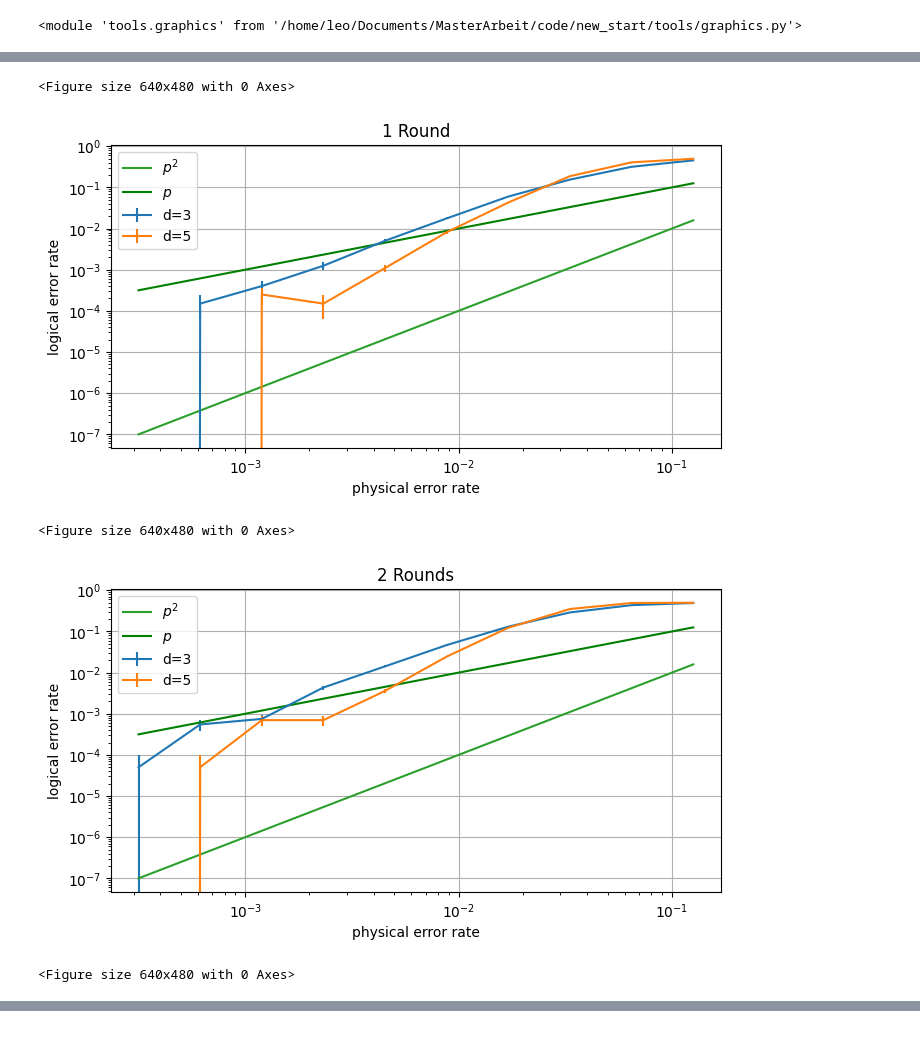
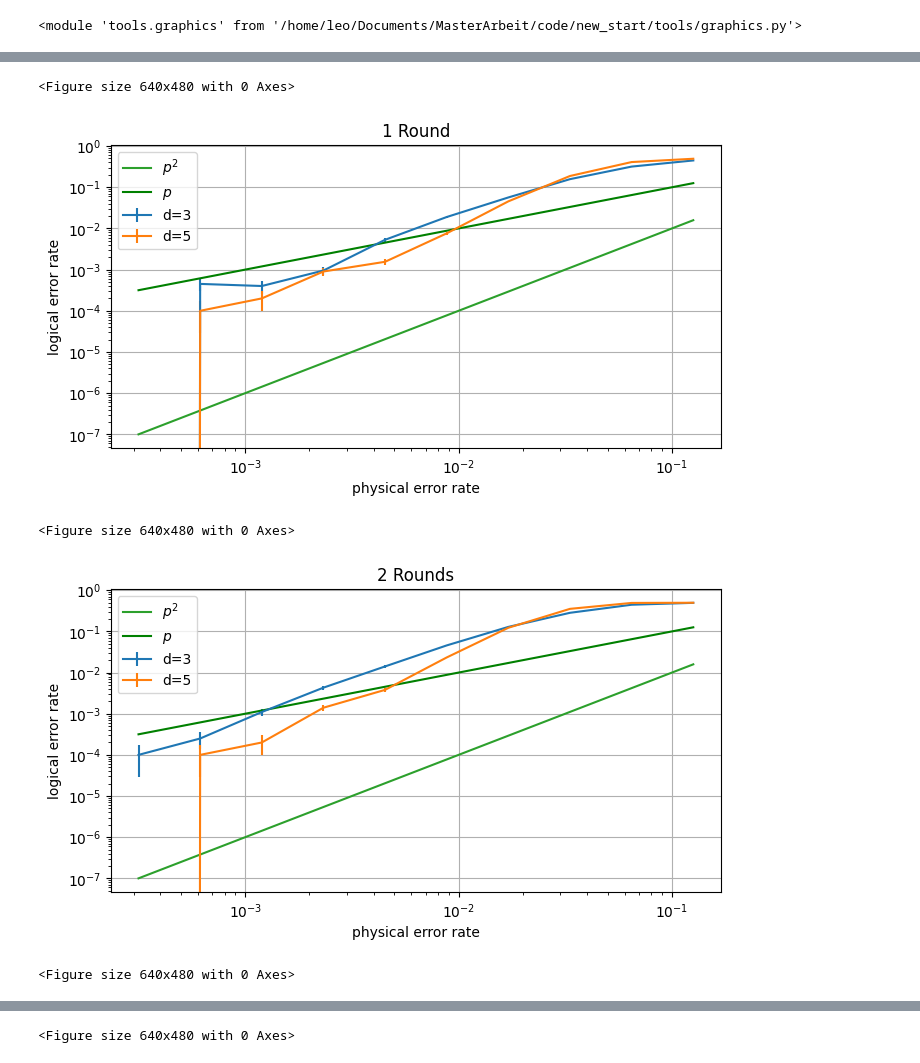
Before and after one commit to leonardlux/MasterArbeit, a Jupyter notebook: code/new_start/results_mulit_round.ipynb, the cells around one changed output, grey strips where cells are left out. Saved outputs shown, nothing was run; the diff lists cells and outputs as text; code cells hidden in the pictures.

Commit message:
small updates and plotting

```diff
--- a/code/new_start/results_mulit_round.ipynb
+++ b/code/new_start/results_mulit_round.ipynb
@@ -15,7 +15,7 @@ reload(graphic)
 distances = [3,5]
 noise_set = np.logspace(-3.5,-0.9, num=10)
 num_shots = 20_000
-count_logical_func = count_logical_errors_using_ML2
+count_logical_func = count_logical_errors_using_ML_rounds
 # %%
 rounds = 1
 
@@ -61,3 +61,18 @@ log_error_rates_r3, y_errs_r3 = generate_log_error_rates(
     noise_set= noise_set,
     num_shots= num_shots,
 )
+# %%
+rounds = 4
+
+steane_circuits = [generate_steane_circuit(d, rounds=rounds) for d in distances]
+
+
+log_error_rates_r4, y_errs_r4 = generate_log_error_rates(
+    steane_circuits,
+    construct_circuit_noise_model,
+    count_log_error_fct=count_logical_func,
+    distances= distances ,
+    rounds=rounds,
+    noise_set= noise_set,
+    num_shots= num_shots,
+)
@@ -64,31 +91,39 @@ log_error_rates_r3, y_errs_r3 = generate_log_error_rates(
 # %%
 graphic.plot_diff_noise_level(
     log_error_rates=log_error_rates_r1,
     y_errs=y_errs_r1,
     distances=distances,
     noise_set=noise_set,
     reference_lines=True,
     title="1 Round",
 )
 graphic.plot_diff_noise_level(
     log_error_rates=log_error_rates_r2,
     y_errs=y_errs_r2,
     distances=distances,
     noise_set=noise_set,
     reference_lines=True,
     title="2 Rounds",
 )
 graphic.plot_diff_noise_level(
     log_error_rates=log_error_rates_r3,
     y_errs=y_errs_r3,
     distances=distances,
     noise_set=noise_set,
     reference_lines=True,
     title="3 Rounds",
 )
+graphic.plot_diff_noise_level(
+    log_error_rates=log_error_rates_r4,
+    y_errs=y_errs_r4,
+    distances=distances,
+    noise_set=noise_set,
+    reference_lines=True,
+    title="3 Rounds",
+)
 # %% [output]
 <Figure size 640x480 with 0 Axes>
-[figure, old version]
+[figure, new version]
 <Figure size 640x480 with 0 Axes>
-[figure, old version]
+[figure, new version]
 <Figure size 640x480 with 0 Axes>
@@ -95,0 +131 @@ graphic.plot_diff_noise_level(
+<Figure size 640x480 with 0 Axes>
```
Also changed, not shown: parts of 3 cells of this notebook, 6 other files.
